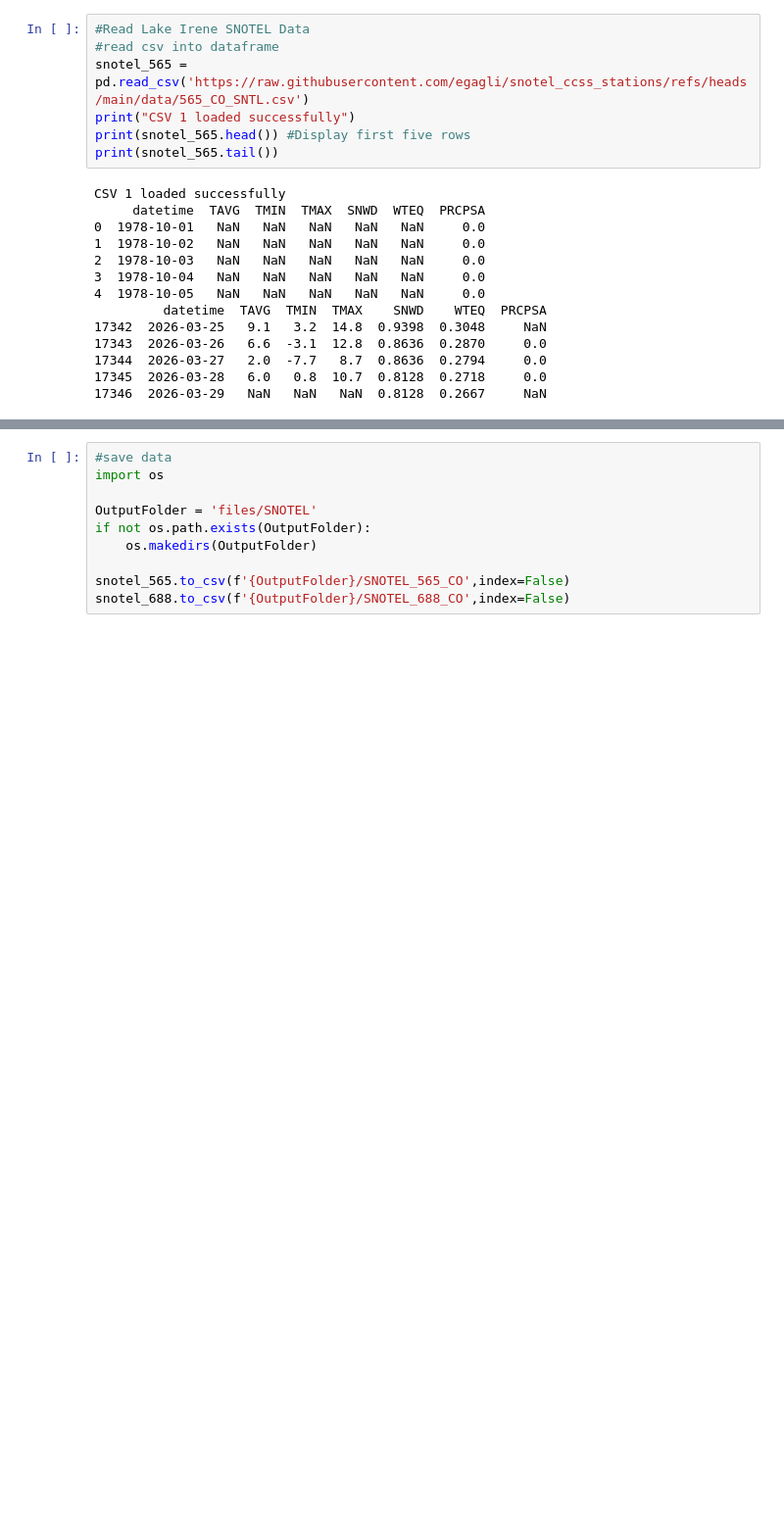
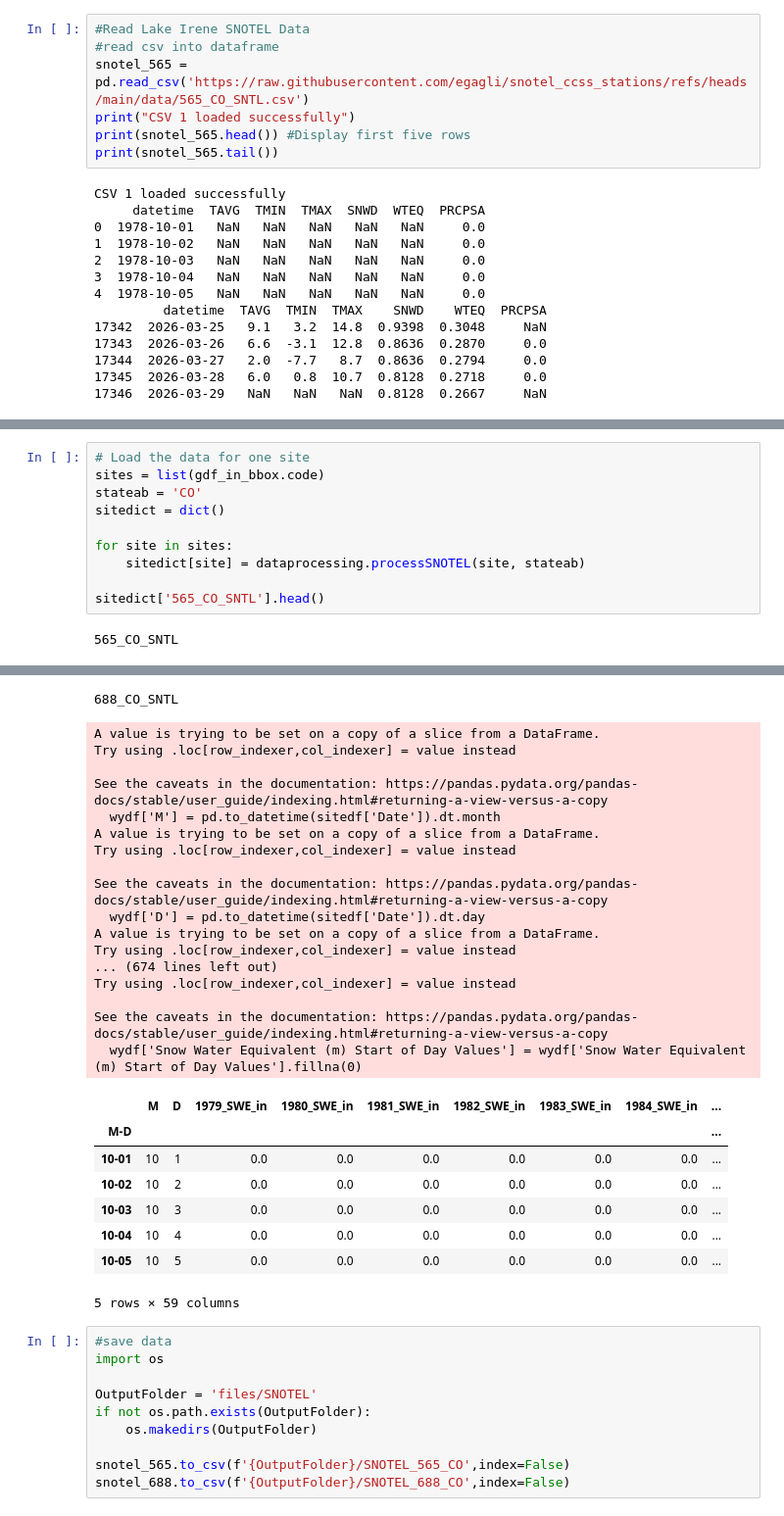
Before and after one commit to jhammond1234/Hydro-Assignment-2, a Jupyter notebook: Assignment2SNOTEL.ipynb, the cells around one changed output, grey strips where cells are left out. Shown at 98% size. Drawn from its saved outputs; the diff is of its cells as text; blank space fills up the shorter version.

Commit message:
processSNTL

```diff
--- a/Assignment2SNOTEL.ipynb
+++ b/Assignment2SNOTEL.ipynb
@@ -142,0 +149,12 @@ CSV 1 loaded successfully
+# %%
+# Load the data for one site
+sites = list(gdf_in_bbox.code)
+stateab = 'CO'
+sitedict = dict()
+
+for site in sites:
+    sitedict[site] = dataprocessing.processSNOTEL(site, stateab)
+
+sitedict['565_CO_SNTL'].head()
+# %% [output]
+565_CO_SNTL
@@ -143,3 +178,29 @@ CSV 1 loaded successfully
+688_CO_SNTL
+A value is trying to be set on a copy of a slice from a DataFrame.
+Try using .loc[row_indexer,col_indexer] = value instead
+
+See the caveats in the documentation: https://pandas.pydata.org/pandas-docs/stable/user_guide/indexing.html#returning-a-view-versus-a-copy
+  wydf['M'] = pd.to_datetime(sitedf['Date']).dt.month
+A value is trying to be set on a copy of a slice from a DataFrame.
+Try using .loc[row_indexer,col_indexer] = value instead
+
+See the caveats in the documentation: https://pandas.pydata.org/pandas-docs/stable/user_guide/indexing.html#returning-a-view-versus-a-copy
+  wydf['D'] = pd.to_datetime(sitedf['Date']).dt.day
+A value is trying to be set on a copy of a slice from a DataFrame.
+Try using .loc[row_indexer,col_indexer] = value instead
+... (674 lines left out)
+Try using .loc[row_indexer,col_indexer] = value instead
+
+See the caveats in the documentation: https://pandas.pydata.org/pandas-docs/stable/user_guide/indexing.html#returning-a-view-versus-a-copy
+  wydf['Snow Water Equivalent (m) Start of Day Values'] = wydf['Snow Water Equivalent (m) Start of Day Values'].fillna(0)
+|  | M | D | 1979_SWE_in | 1980_SWE_in | 1981_SWE_in | 1982_SWE_in | 1983_SWE_in | 1984_SWE_in | ... |
+| M-D |  |  |  |  |  |  |  |  | ... |
+| 10-01 | 10 | 1 | 0.0 | 0.0 | 0.0 | 0.0 | 0.0 | 0.0 | ... |
+| 10-02 | 10 | 2 | 0.0 | 0.0 | 0.0 | 0.0 | 0.0 | 0.0 | ... |
+| 10-03 | 10 | 3 | 0.0 | 0.0 | 0.0 | 0.0 | 0.0 | 0.0 | ... |
+| 10-04 | 10 | 4 | 0.0 | 0.0 | 0.0 | 0.0 | 0.0 | 0.0 | ... |
+| 10-05 | 10 | 5 | 0.0 | 0.0 | 0.0 | 0.0 | 0.0 | 0.0 | ... |
+5 rows × 59 columns
 # %%
 #save data
 import os
```
Also changed, not shown: parts of 5 cells of this notebook, 10 other files.
